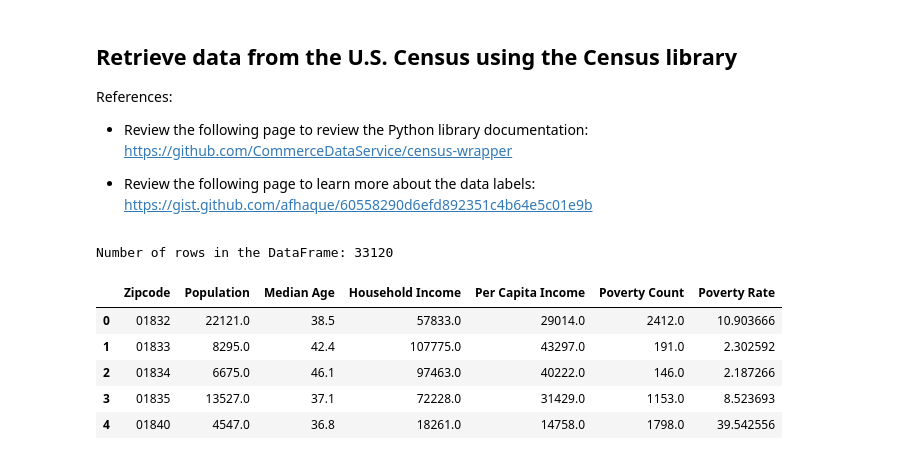
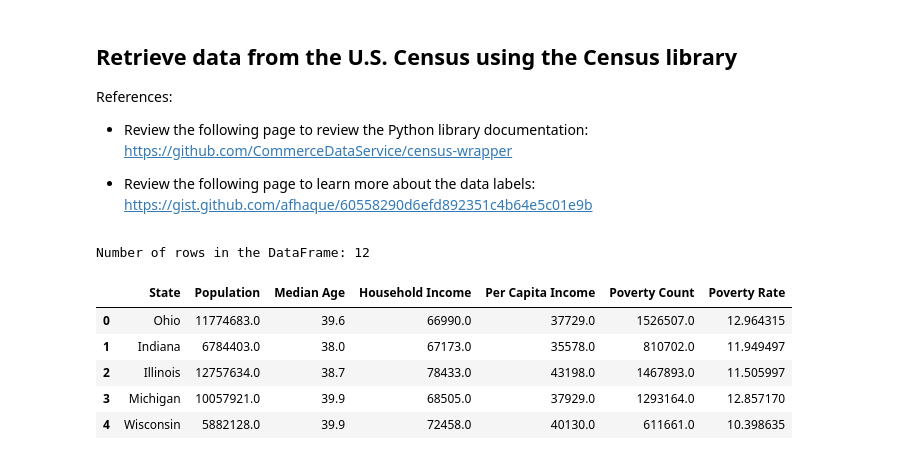
Before and after one commit to cmhillm75/US-Housing-Trends, a Jupyter notebook: census.ipynb, the cells around one changed output. Saved outputs shown, nothing was run; the diff lists cells and outputs as text; code cells hidden in the pictures.

Commit message:
working census demo for midwest

```diff
--- a/census.ipynb
+++ b/census.ipynb
@@ -28,6 +28,5 @@ if api_key == "YOUR KEY HERE":
 
 # Create an instance of the Census library
 c = Census(
-    api_key,
-    year = 2013
+    api_key
 )
@@ -33,0 +84,15 @@ c = Census(
+# %%
+census_data = []
+for state in region_states:
+    census_data.append(c.acs5.get(
+        (
+            'NAME',
+            "B19013_001E",
+            "B01003_001E",
+            "B01002_001E",
+            "B19301_001E",
+            "B17001_002E"
+        ),
+        {'for': 'state:{}'.format(states.lookup(state).fips)}
+    )[0])
+census_data
@@ -40,62 +123,48 @@ References:
 
 * Review the following page to learn more about the data labels: <https://gist.github.com/afhaque/60558290d6efd892351c4b64e5c01e9b>
 # %%
-# Run Census Search to retrieve data on all zip codes (2013 ACS5 Census)
-census_data = c.acs5.get(
-    (
-        "NAME",
-        "B19013_001E",
-        "B01003_001E",
-        "B01002_001E",
-        "B19301_001E",
-        "B17001_002E"
-    ),
-    {'for': 'zip code tabulation area:*'}
-)
-
 # Convert to DataFrame
 census_pd = pd.DataFrame(census_data)
 
 # Column renaming
 census_pd = census_pd.rename(
     columns = {
         "B01003_001E": "Population",
         "B01002_001E": "Median Age",
         "B19013_001E": "Household Income",
         "B19301_001E": "Per Capita Income",
         "B17001_002E": "Poverty Count",
-        "NAME": "Name",
-        "zip code tabulation area": "Zipcode"
+        "NAME": "State"
     }
 )
 
 # Add a Poverty Rate column (Poverty Count / Population)
 census_pd["Poverty Rate"] = 100 * census_pd["Poverty Count"].astype(int) / census_pd["Population"].astype(int)
 
 # Configure the final DataFrame
 census_pd = census_pd[
     [
-        "Zipcode",
+        "State",
         "Population",
         "Median Age",
         "Household Income",
         "Per Capita Income",
         "Poverty Count",
         "Poverty Rate"
     ]
 ]
 
 # Display DataFrame length and sample data
 print(f"Number of rows in the DataFrame: {len(census_pd)}")
 census_pd.head()
 # %% [output]
-Number of rows in the DataFrame: 33120
+Number of rows in the DataFrame: 12
-|  | Zipcode | Population | Median Age | Household Income | Per Capita Income | Poverty Count | Poverty Rate |
-| 0 | 01832 | 22121.0 | 38.5 | 57833.0 | 29014.0 | 2412.0 | 10.903666 |
-| 1 | 01833 | 8295.0 | 42.4 | 107775.0 | 43297.0 | 191.0 | 2.302592 |
-| 2 | 01834 | 6675.0 | 46.1 | 97463.0 | 40222.0 | 146.0 | 2.187266 |
-| 3 | 01835 | 13527.0 | 37.1 | 72228.0 | 31429.0 | 1153.0 | 8.523693 |
-| 4 | 01840 | 4547.0 | 36.8 | 18261.0 | 14758.0 | 1798.0 | 39.542556 |
+|  | State | Population | Median Age | Household Income | Per Capita Income | Poverty Count | Poverty Rate |
+| 0 | Ohio | 11774683.0 | 39.6 | 66990.0 | 37729.0 | 1526507.0 | 12.964315 |
+| 1 | Indiana | 6784403.0 | 38.0 | 67173.0 | 35578.0 | 810702.0 | 11.949497 |
+| 2 | Illinois | 12757634.0 | 38.7 | 78433.0 | 43198.0 | 1467893.0 | 11.505997 |
+| 3 | Michigan | 10057921.0 | 39.9 | 68505.0 | 37929.0 | 1293164.0 | 12.857170 |
+| 4 | Wisconsin | 5882128.0 | 39.9 | 72458.0 | 40130.0 | 611661.0 | 10.398635 |
 # %%
 # Save the DataFrame as a CSV
 # Note: To avoid any issues later, use encoding="utf-8"
```
Also changed, not shown: parts of 7 cells of this notebook, 1 other file.
